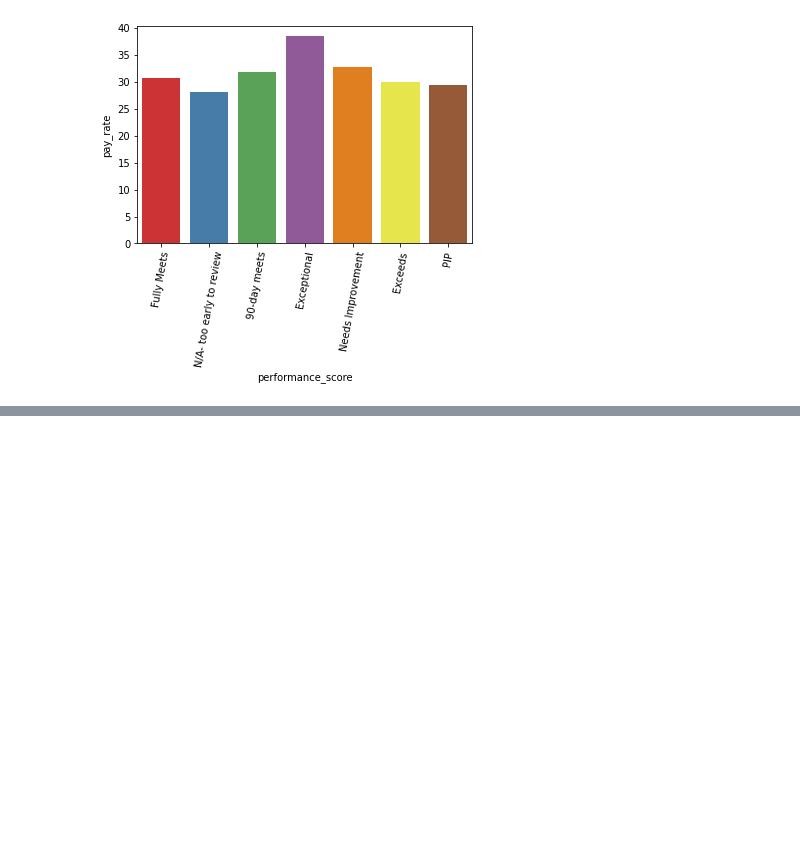
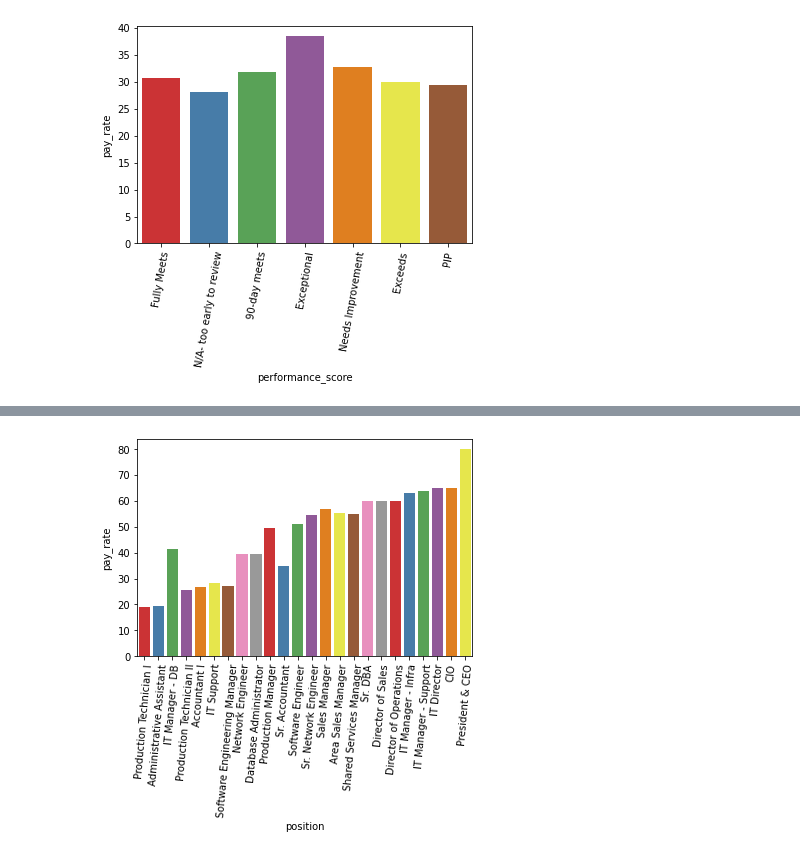
Before and after one commit to YonatanRA/sesame_hr_datatalk, a Jupyter notebook: notebooks/01 - Análisis exploratorio.ipynb, the cells around one changed output, grey strips where cells are left out. Drawn from its saved outputs; the diff is of its cells as text; code cells hidden in the pictures; blank space fills up the shorter version.

```diff
--- a/notebooks/01 - Análisis exploratorio.ipynb
+++ b/notebooks/01 - Análisis exploratorio.ipynb
@@ -146,0 +131,8 @@ data.sort_values('pay_rate').reset_index(drop=True)
+# %%
+sort_data=data.sort_values('pay_rate').reset_index(drop=True)
+
+chart=sns.barplot(x = 'position', y = 'pay_rate', data=sort_data, palette='Set1', ci = None)
+
+chart.set_xticklabels(chart.get_xticklabels(),rotation=85);
+# %% [output]
+[figure, added]
```
Also changed, not shown: parts of 2 cells of this notebook.
